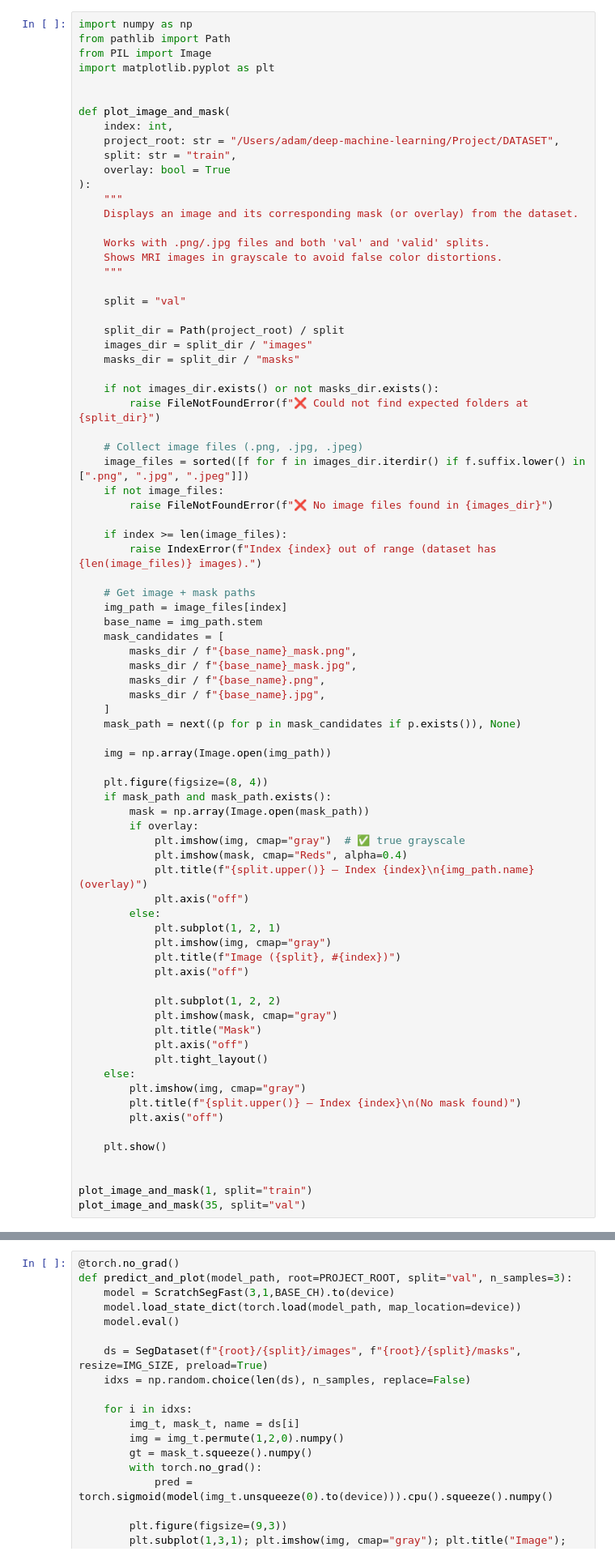
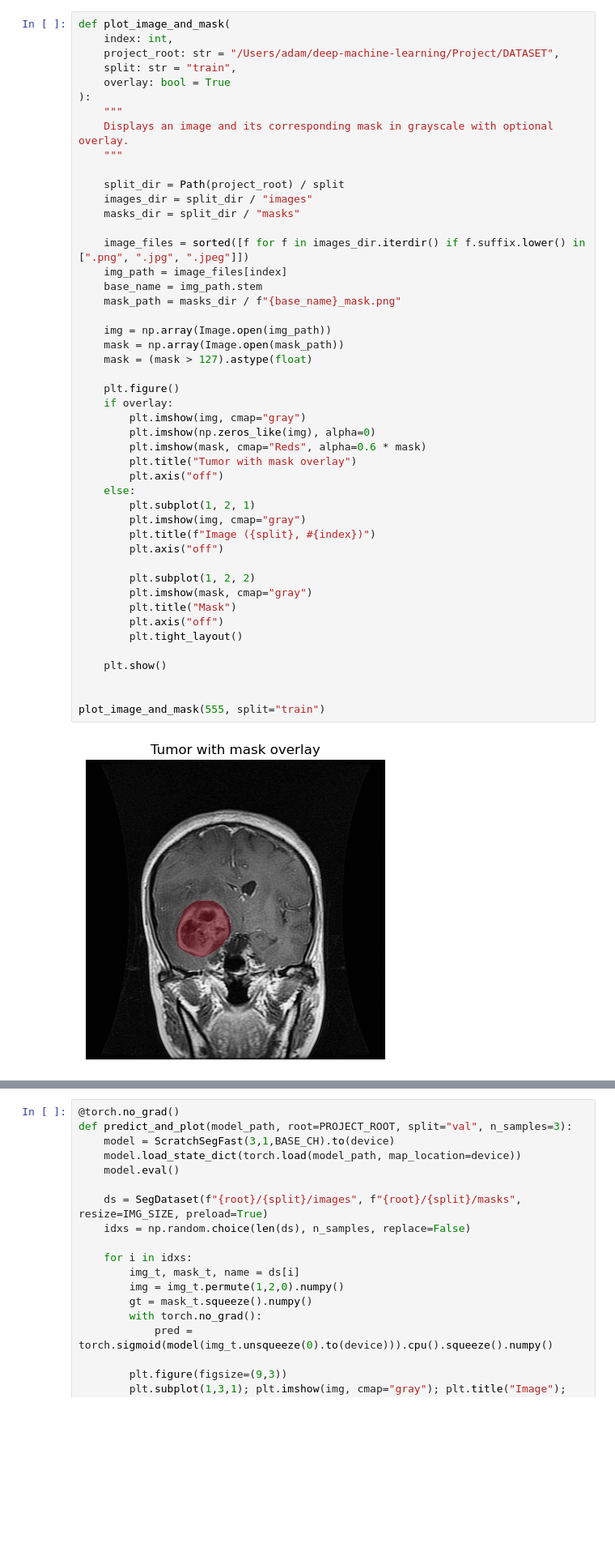
Before and after one commit to Frasse00/Project_DML, a Jupyter notebook: Project_DML.ipynb, the cells around one changed output, grey strips where cells are left out. Shown: that part at 81% size. Saved outputs shown, nothing was run; the diff lists cells and outputs as text; blank space fills up the shorter version.

```diff
--- a/Project_DML.ipynb
+++ b/Project_DML.ipynb
@@ -173,80 +205,50 @@ val_stats = check_data_quality(os.path.join(project_root, "val"))
 # %%
-import numpy as np
-from pathlib import Path
-from PIL import Image
-import matplotlib.pyplot as plt
-
-
 def plot_image_and_mask(
     index: int,
     project_root: str = "/Users/adam/deep-machine-learning/Project/DATASET",
     split: str = "train",
     overlay: bool = True
 ):
     """
-    Displays an image and its corresponding mask (or overlay) from the dataset.
-
-    Works with .png/.jpg files and both 'val' and 'valid' splits.
-    Shows MRI images in grayscale to avoid false color distortions.
+    Displays an image and its corresponding mask in grayscale with optional overlay.
     """
-
-    split = "val"
 
     split_dir = Path(project_root) / split
     images_dir = split_dir / "images"
     masks_dir = split_dir / "masks"
 
-    if not images_dir.exists() or not masks_dir.exists():
-        raise FileNotFoundError(f"❌ Could not find expected folders at {split_dir}")
-
-    # Collect image files (.png, .jpg, .jpeg)
     image_files = sorted([f for f in images_dir.iterdir() if f.suffix.lower() in [".png", ".jpg", ".jpeg"]])
-    if not image_files:
-        raise FileNotFoundError(f"❌ No image files found in {images_dir}")
-
-    if index >= len(image_files):
-        raise IndexError(f"Index {index} out of range (dataset has {len(image_files)} images).")
-
-    # Get image + mask paths
     img_path = image_files[index]
     base_name = img_path.stem
-    mask_candidates = [
-        masks_dir / f"{base_name}_mask.png",
-        masks_dir / f"{base_name}_mask.jpg",
-        masks_dir / f"{base_name}.png",
-        masks_dir / f"{base_name}.jpg",
-    ]
-    mask_path = next((p for p in mask_candidates if p.exists()), None)
+    mask_path = masks_dir / f"{base_name}_mask.png"
 
     img = np.array(Image.open(img_path))
+    mask = np.array(Image.open(mask_path))
+    mask = (mask > 127).astype(float)
 
-    plt.figure(figsize=(8, 4))
-    if mask_path and mask_path.exists():
-        mask = np.array(Image.open(mask_path))
-        if overlay:
-            plt.imshow(img, cmap="gray")  # ✅ true grayscale
-            plt.imshow(mask, cmap="Reds", alpha=0.4)
-            plt.title(f"{split.upper()} — Index {index}\n{img_path.name} (overlay)")
-            plt.axis("off")
-        else:
-            plt.subplot(1, 2, 1)
-            plt.imshow(img, cmap="gray")
-            plt.title(f"Image ({split}, #{index})")
-            plt.axis("off")
+    plt.figure()
+    if overlay:
+        plt.imshow(img, cmap="gray")
+        plt.imshow(np.zeros_like(img), alpha=0)
+        plt.imshow(mask, cmap="Reds", alpha=0.6 * mask)
+        plt.title("Tumor with mask overlay")
+        plt.axis("off")
+    else:
+        plt.subplot(1, 2, 1)
+        plt.imshow(img, cmap="gray")
+        plt.title(f"Image ({split}, #{index})")
+        plt.axis("off")
 
-            plt.subplot(1, 2, 2)
-            plt.imshow(mask, cmap="gray")
-            plt.title("Mask")
-            plt.axis("off")
-            plt.tight_layout()
-    else:
-        plt.imshow(img, cmap="gray")
-        plt.title(f"{split.upper()} — Index {index}\n(No mask found)")
+        plt.subplot(1, 2, 2)
+        plt.imshow(mask, cmap="gray")
+        plt.title("Mask")
         plt.axis("off")
+        plt.tight_layout()
 
     plt.show()
 
 
-plot_image_and_mask(1, split="train")
-plot_image_and_mask(35, split="val")
+plot_image_and_mask(555, split="train")
+# %% [output]
+[figure, added]
 # %%
```
Also changed, not shown: parts of 4 cells of this notebook.
